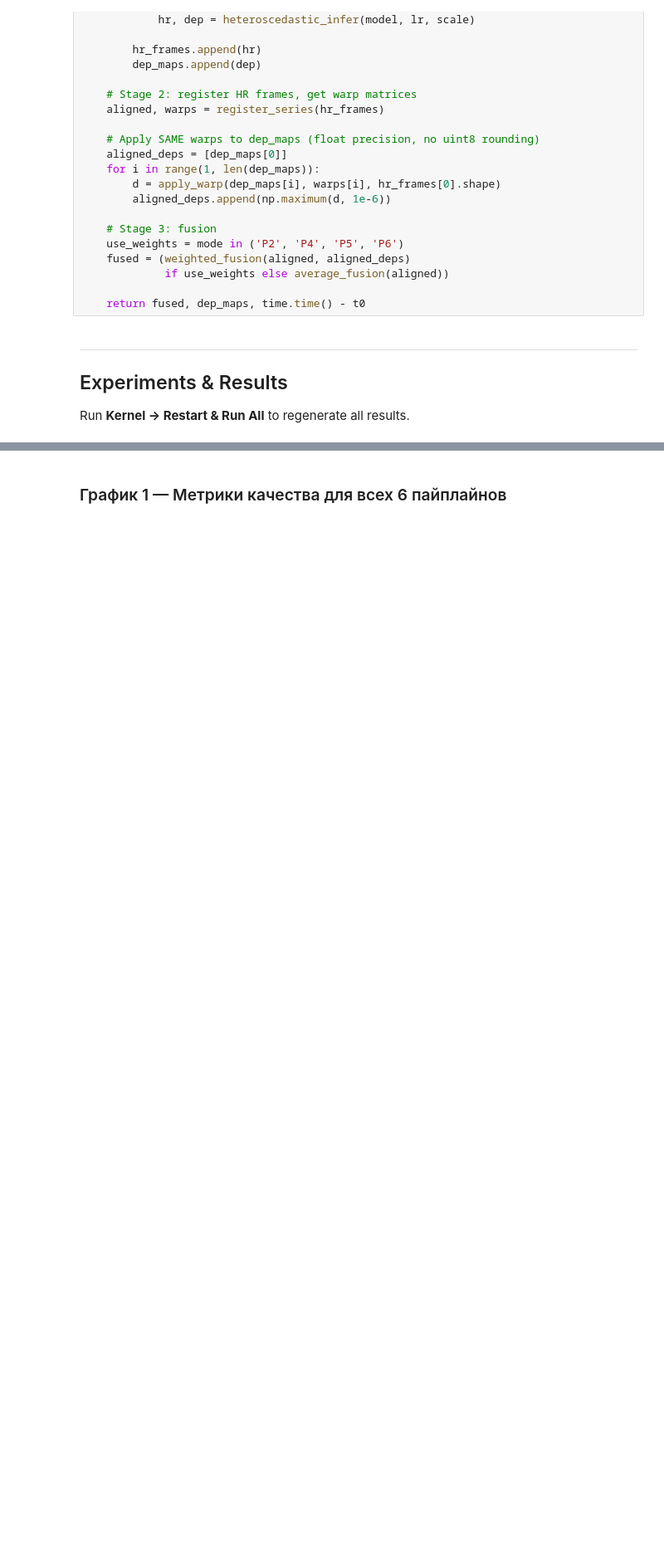
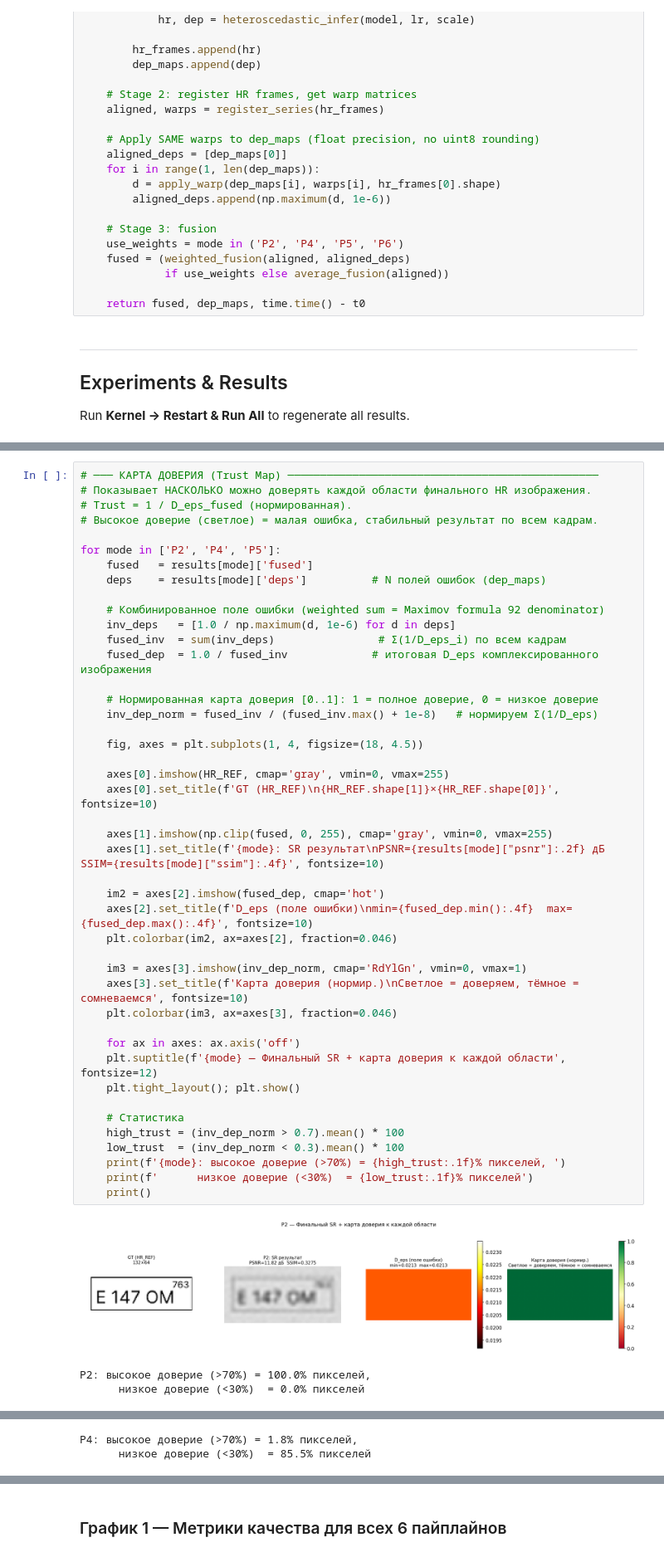
Before and after one commit to Matosik/Scientific-research-work, a Jupyter notebook: NIR_Pipeline.ipynb, the cells around one changed output, grey strips where cells are left out. Shown at 83% size. Drawn from its saved outputs; the diff is of its cells as text; blank space fills up the shorter version.

```diff
--- a/NIR_Pipeline.ipynb
+++ b/NIR_Pipeline.ipynb
@@ -724,0 +896,48 @@ Running P6... PSNR=13.04 dB  SSIM=0.3239  D_eps/D_x=0.7805  t=10.5s
+# %%
+# ─── КАРТА ДОВЕРИЯ (Trust Map) ────────────────────────────────────────────────
+# Показывает НАСКОЛЬКО можно доверять каждой области финального HR изображения.
+# Trust = 1 / D_eps_fused (нормированная).
+# Высокое доверие (светлое) = малая ошибка, стабильный результат по всем кадрам.
+
+for mode in ['P2', 'P4', 'P5']:
+    fused   = results[mode]['fused']
+    deps    = results[mode]['deps']          # N полей ошибок (dep_maps)
+
+    # Комбинированное поле ошибки (weighted sum = Maximov formula 92 denominator)
+    inv_deps   = [1.0 / np.maximum(d, 1e-6) for d in deps]
+    fused_inv  = sum(inv_deps)                # Σ(1/D_eps_i) по всем кадрам
+    fused_dep  = 1.0 / fused_inv             # итоговая D_eps комплексированного изображения
+
+    # Нормированная карта доверия [0..1]: 1 = полное доверие, 0 = низкое доверие
+    inv_dep_norm = fused_inv / (fused_inv.max() + 1e-8)   # нормируем Σ(1/D_eps)
+
+    fig, axes = plt.subplots(1, 4, figsize=(18, 4.5))
+
+    axes[0].imshow(HR_REF, cmap='gray', vmin=0, vmax=255)
+    axes[0].set_title(f'GT (HR_REF)\n{HR_REF.shape[1]}×{HR_REF.shape[0]}', fontsize=10)
+
+    axes[1].imshow(np.clip(fused, 0, 255), cmap='gray', vmin=0, vmax=255)
+    axes[1].set_title(f'{mode}: SR результат\nPSNR={results[mode]["psnr"]:.2f} дБ  SSIM={results[mode]["ssim"]:.4f}', fontsize=10)
+
+    im2 = axes[2].imshow(fused_dep, cmap='hot')
+    axes[2].set_title(f'D_eps (поле ошибки)\nmin={fused_dep.min():.4f}  max={fused_dep.max():.4f}', fontsize=10)
+    plt.colorbar(im2, ax=axes[2], fraction=0.046)
+
+    im3 = axes[3].imshow(inv_dep_norm, cmap='RdYlGn', vmin=0, vmax=1)
+    axes[3].set_title(f'Карта доверия (нормир.)\nСветлое = доверяем, тёмное = сомневаемся', fontsize=10)
+    plt.colorbar(im3, ax=axes[3], fraction=0.046)
+
+    for ax in axes: ax.axis('off')
+    plt.suptitle(f'{mode} — Финальный SR + карта доверия к каждой области', fontsize=12)
+    plt.tight_layout(); plt.show()
+
+    # Статистика
+    high_trust = (inv_dep_norm > 0.7).mean() * 100
+    low_trust  = (inv_dep_norm < 0.3).mean() * 100
+    print(f'{mode}: высокое доверие (>70%) = {high_trust:.1f}% пикселей, ')
+    print(f'      низкое доверие (<30%)  = {low_trust:.1f}% пикселей')
+    print()
+# %% [output]
+[figure, added]
+P2: высокое доверие (>70%) = 100.0% пикселей,
+      низкое доверие (<30%)  = 0.0% пикселей
@@ -724,0 +945,2 @@ Running P6... PSNR=13.04 dB  SSIM=0.3239  D_eps/D_x=0.7805  t=10.5s
+P4: высокое доверие (>70%) = 1.8% пикселей,
+      низкое доверие (<30%)  = 85.5% пикселей
```
Also changed, not shown: parts of 22 cells of this notebook, 14 other files.
